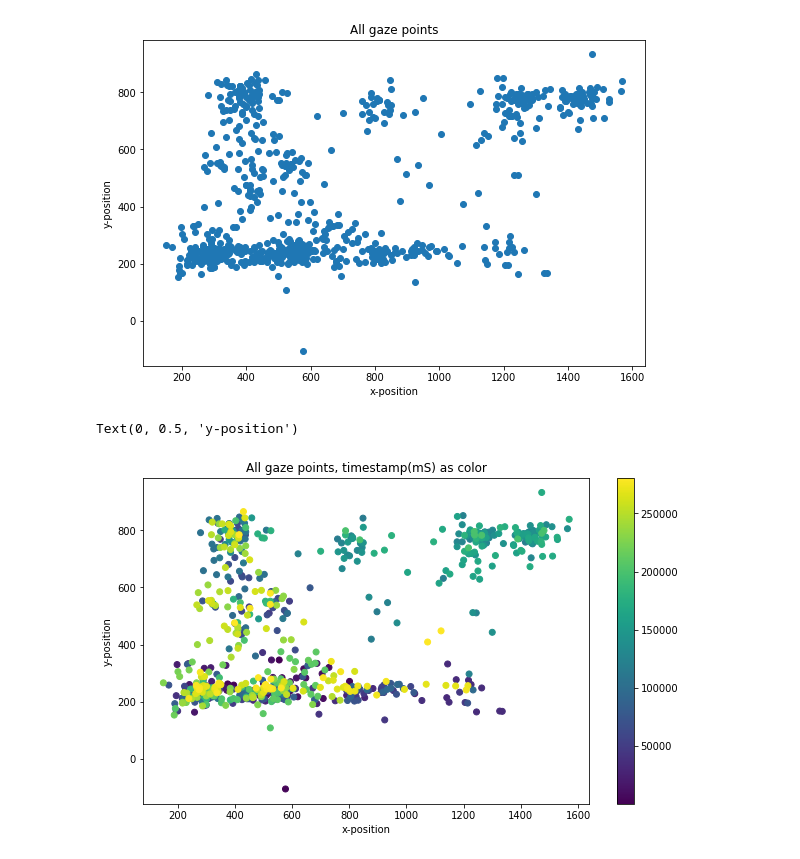
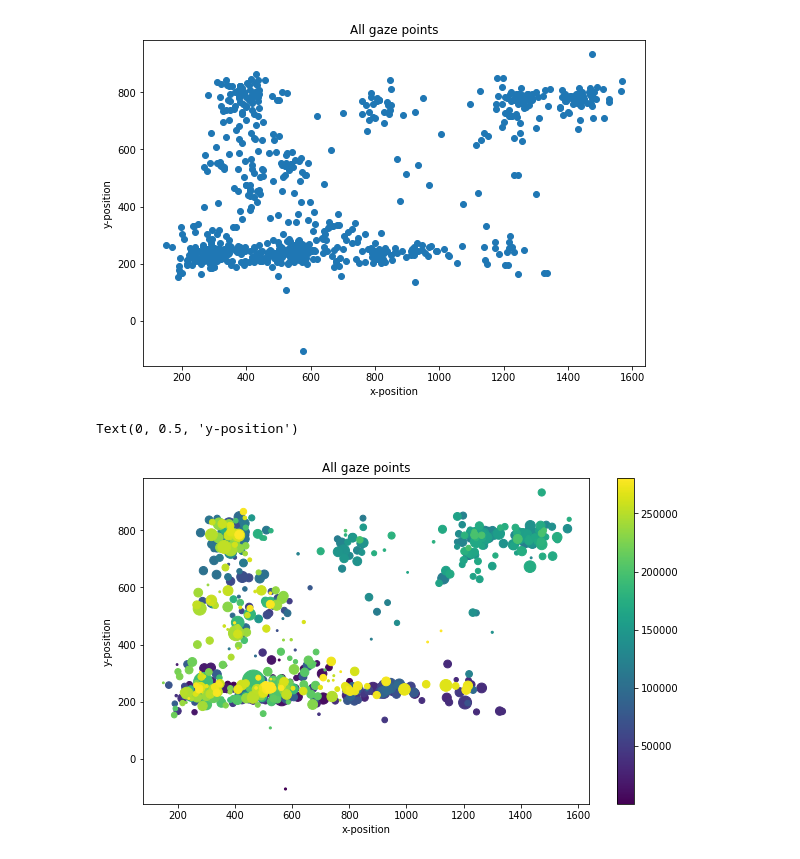
Before and after one commit to mansaronsson/Advanced-Visual-Data-Analysis, a Jupyter notebook: Lab 2/tnm098-lab2.ipynb, the cells around one changed output. Drawn from its saved outputs; the diff is of its cells as text; code cells hidden in the pictures.

```diff
--- a/Lab 2/tnm098-lab2.ipynb
+++ b/Lab 2/tnm098-lab2.ipynb
@@ -19,15 +19,17 @@ plt.ylabel('y-position')
 Text(0, 0.5, 'y-position')
 [figure]
 # %%
+point_sizes = df['GazeEventDuration(mS)'].to_numpy() / 6
+
 plt.figure(figsize=(10,6))
-plt.scatter(df['GazePointX(px)'], df['GazePointY(px)'], c = df['RecordingTimestamp'])
+plt.scatter(df['GazePointX(px)'], df['GazePointY(px)'], c = df['RecordingTimestamp'], s = point_sizes)
 plt.colorbar()
-plt.title('All gaze points, timestamp(mS) as color')
+plt.title('All gaze points')
 plt.xlabel('x-position')
 plt.ylabel('y-position')
 # %% [output]
 Text(0, 0.5, 'y-position')
-[figure, old version]
+[figure, new version]
 # %%
 from scipy.spatial.distance import cdist
 from scipy.sparse.csgraph import connected_components
```
Also changed, not shown: parts of 3 cells of this notebook.
